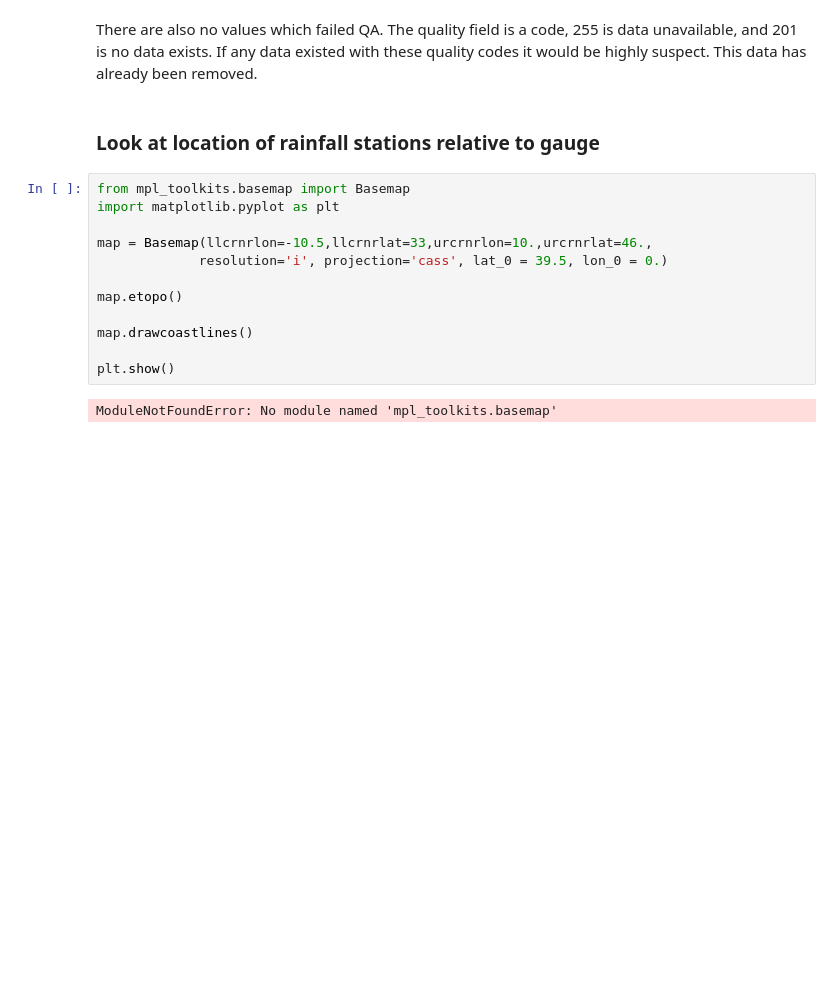
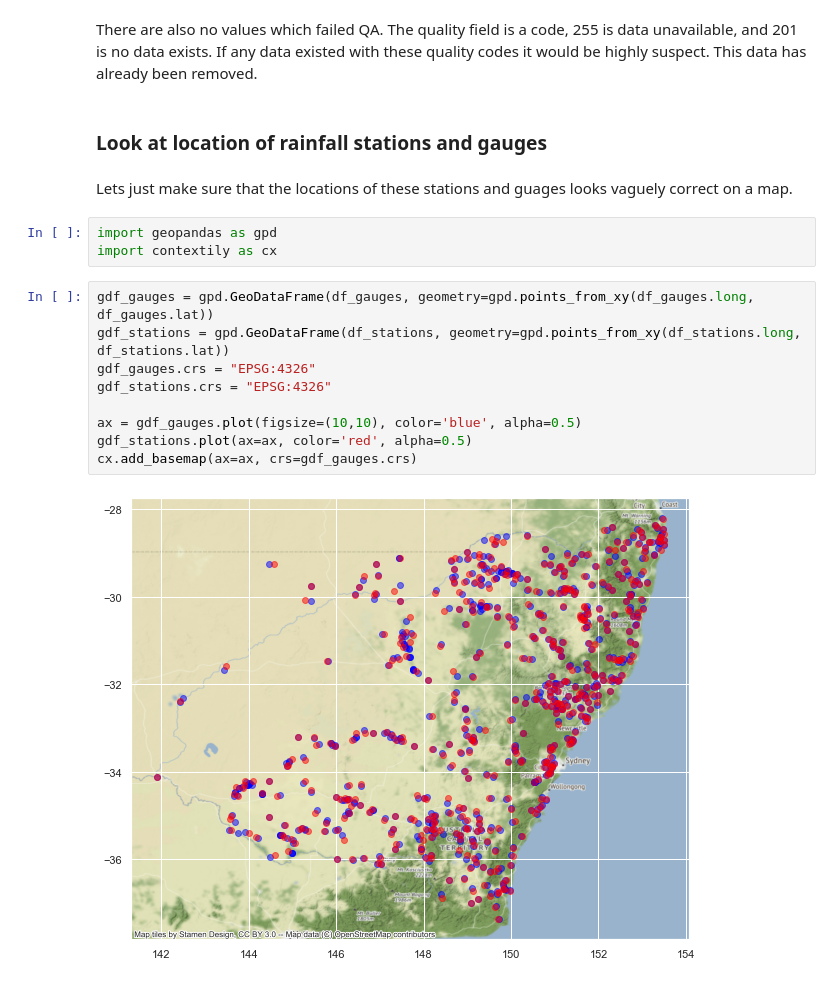
Before and after one commit to jemmaherbert/river-level-predictions, a Jupyter notebook: inital_exploration.ipynb, the cells around one changed output. Drawn from its saved outputs; the diff is of its cells as text; blank space fills up the shorter version.

Commit message:
tidy up and add some explanations. Fix basemaps

```diff
--- a/inital_exploration.ipynb
+++ b/inital_exploration.ipynb
@@ -97,18 +118,20 @@ df_rainfall[(df_rainfall['quality']==255) | (df_rainfall['quality']==201)]
 # %% [markdown]
 There are also no values which failed QA. The quality field is a code, 255 is data unavailable, and 201 is no data exists. If any data existed with these quality codes it would be highly suspect. This data has already been removed.
 # %% [markdown]
-### Look at location of rainfall stations relative to gauge
+### Look at location of rainfall stations and gauges
-# %%
-from mpl_toolkits.basemap import Basemap
-import matplotlib.pyplot as plt
-
-map = Basemap(llcrnrlon=-10.5,llcrnrlat=33,urcrnrlon=10.,urcrnrlat=46.,
-             resolution='i', projection='cass', lat_0 = 39.5, lon_0 = 0.)
-
-map.etopo()
-
-map.drawcoastlines()
-
-plt.show()
-# %% [output]
-ModuleNotFoundError: No module named 'mpl_toolkits.basemap'
+# %% [markdown]
+Lets just make sure that the locations of these stations and guages looks vaguely correct on a map.
+# %%
+import geopandas as gpd
+import contextily as cx
+# %%
+gdf_gauges = gpd.GeoDataFrame(df_gauges, geometry=gpd.points_from_xy(df_gauges.long, df_gauges.lat))
+gdf_stations = gpd.GeoDataFrame(df_stations, geometry=gpd.points_from_xy(df_stations.long, df_stations.lat))
+gdf_gauges.crs = "EPSG:4326"
+gdf_stations.crs = "EPSG:4326"
+
+ax = gdf_gauges.plot(figsize=(10,10), color='blue', alpha=0.5)
+gdf_stations.plot(ax=ax, color='red', alpha=0.5)
+cx.add_basemap(ax=ax, crs=gdf_gauges.crs)
+# %% [output]
+[figure, added]
```
Also changed, not shown: parts of 7 cells of this notebook.
